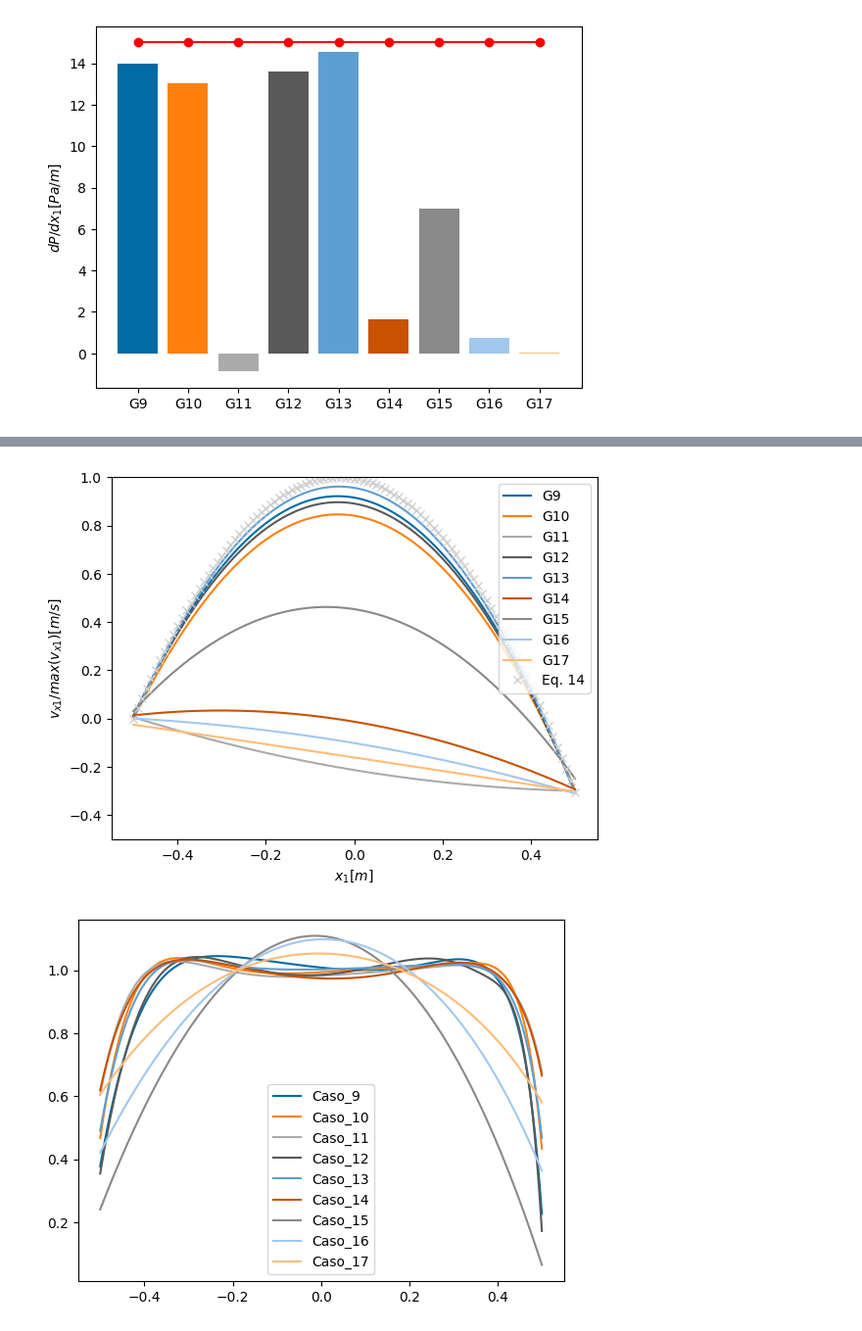
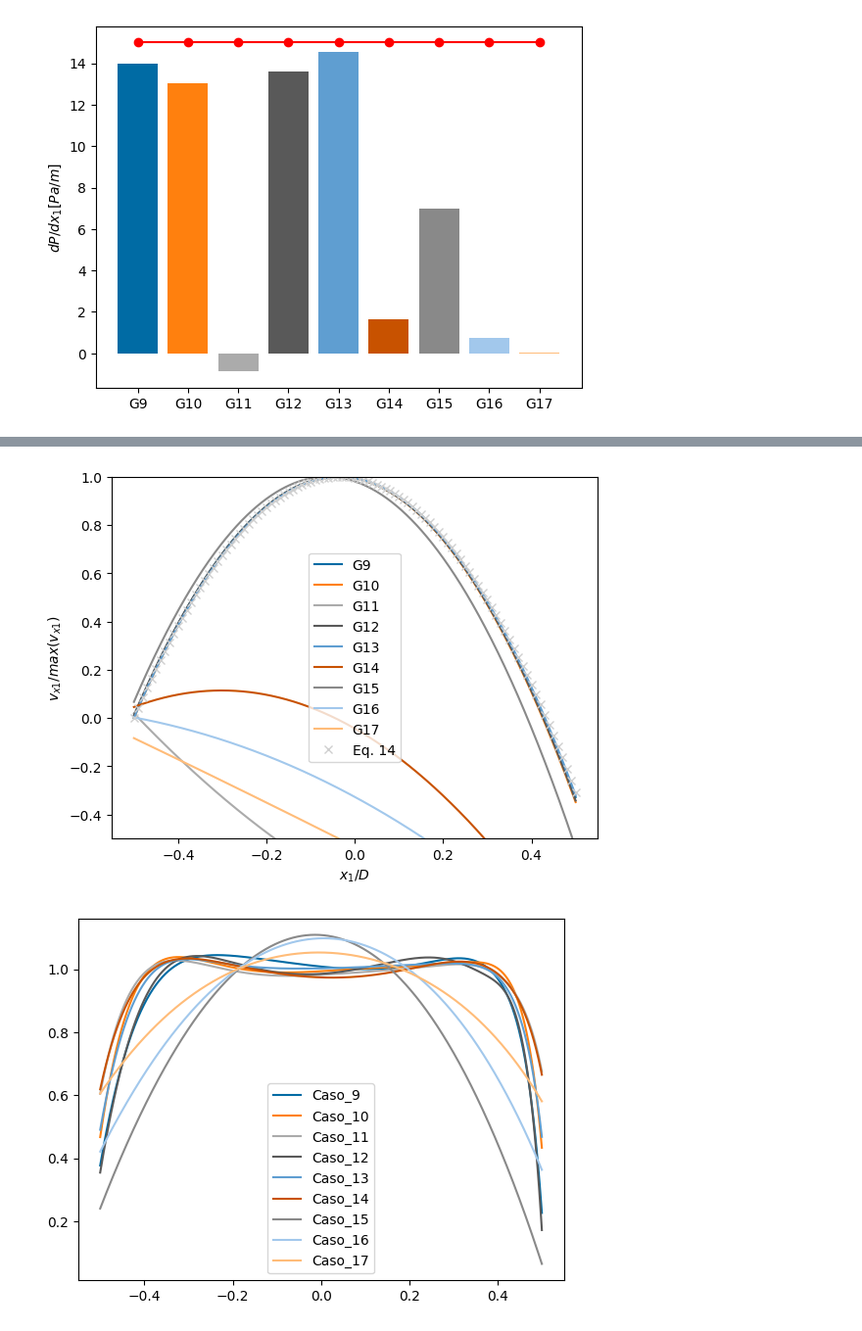
Before and after one commit to pabloharbar/deepxde-custom, a Jupyter notebook: notebooks/encit_vi_-05.ipynb, the cells around one changed output, grey strips where cells are left out. Shown at 98% size. Drawn from its saved outputs; the diff is of its cells as text; code cells hidden in the pictures.

```diff
--- a/notebooks/encit_vi_-05.ipynb
+++ b/notebooks/encit_vi_-05.ipynb
@@ -2,7 +2,8 @@
 import pathlib
 import pandas as pd
 import matplotlib.pyplot as plt
-plt.style.use('tableau-colorblind10')
+
+plt.style.use("tableau-colorblind10")
 
 # case_list = [0, 1, 2, 3, 4, 5, 6, 7, 8, 27, 28, 29, 30, 31, 32, 33, 34, 35, 54, 55, 56, 57, 58, 59, 60, 61, 62]
 # case_list = [0, 1, 2, 3, 4, 5, 6, 7, 8]
@@ -21,9 +22,13 @@ inlet_data = {}
 for case in all_cases:
     try:
         pressure_probe = pd.read_csv(folder_path / case / "center_horizontal_line.csv")
-        delta_p = (pressure_probe["p"].iloc[-1] - pressure_probe["p"].iloc[-2])
-        delta_L = (pressure_probe["Points_x"].iloc[-1] - pressure_probe["Points_x"].iloc[-2])
-        df = pd.DataFrame({"Delta_p_analytic": [15.0], "Delta_p_PINN": [-delta_p / delta_L]})
+        delta_p = pressure_probe["p"].iloc[-1] - pressure_probe["p"].iloc[-2]
+        delta_L = (
+            pressure_probe["Points_x"].iloc[-1] - pressure_probe["Points_x"].iloc[-2]
+        )
+        df = pd.DataFrame(
+            {"Delta_p_analytic": [15.0], "Delta_p_PINN": [-delta_p / delta_L]}
+        )
 
         old_id = int(case.replace("Caso_", ""))
         case_lbl = case.replace(f"{old_id}", f"{old_id - 18}")
@@ -93,39 +99,76 @@ plt.show()
 # %%
 plt.close()
 
+
+
 def u_analytic(x, mu, v_i, D, pressure_gradient):
+
     position = x - x.min()
     return np.array(
+
         1
         / mu
         * (
+
             position**2 / 2 * pressure_gradient
             + (mu * v_i / D - D / 2 * pressure_gradient) * position
         ),
+
         dtype=np.float32,
     )
 
-data = [d for c,d in outlet_data.items()][0]
+
+
+data = [d for c, d in outlet_data.items()][0]
+
+
+
 analytic_pos = data["Points_y"].to_numpy()[::10]
+
+
 u_prof = u_analytic(analytic_pos, 1, -0.5, 1, -15)
+
+
 u_max = u_prof.max()
 
+
+
 for case, data in outlet_data.items():
+
     # if int(case.replace("Caso_", "")) > 1:
+
     #     break
-    plt.plot(data["Points_y"], data["u"] / u_max, label=case.replace("Caso_", "G"))
+
+    plt.plot(
+        data["Points_y"],
+        data["u"] / data["u"].abs().max(),
+        label=case.replace("Caso_", "G"),
+    )
+
     # plt.plot(data["Points_y"], data["u"] / data["u"].max(), label=case)
 
 
+
 plt.plot(analytic_pos, u_prof / u_max, label="Eq. 14", marker="x", linestyle="none")
+
+
+
 plt.ylim([-0.5, 1.0])
-plt.xlabel(r'$x_1 / D$')
-plt.ylabel(r'$v_{x1} / max(v_{x1})$')
+
+
+plt.xlabel(r"$x_1 / D$")
+
+
+plt.ylabel(r"$v_{x1} / max(v_{x1})$")
+
+
 
 plt.legend()
+
+
 plt.show()
 # %% [output]
-[figure, old version]
+[figure, new version]
 # %%
 plt.close()
 
```
Also changed, not shown: parts of 2 cells of this notebook, 4 other files.
